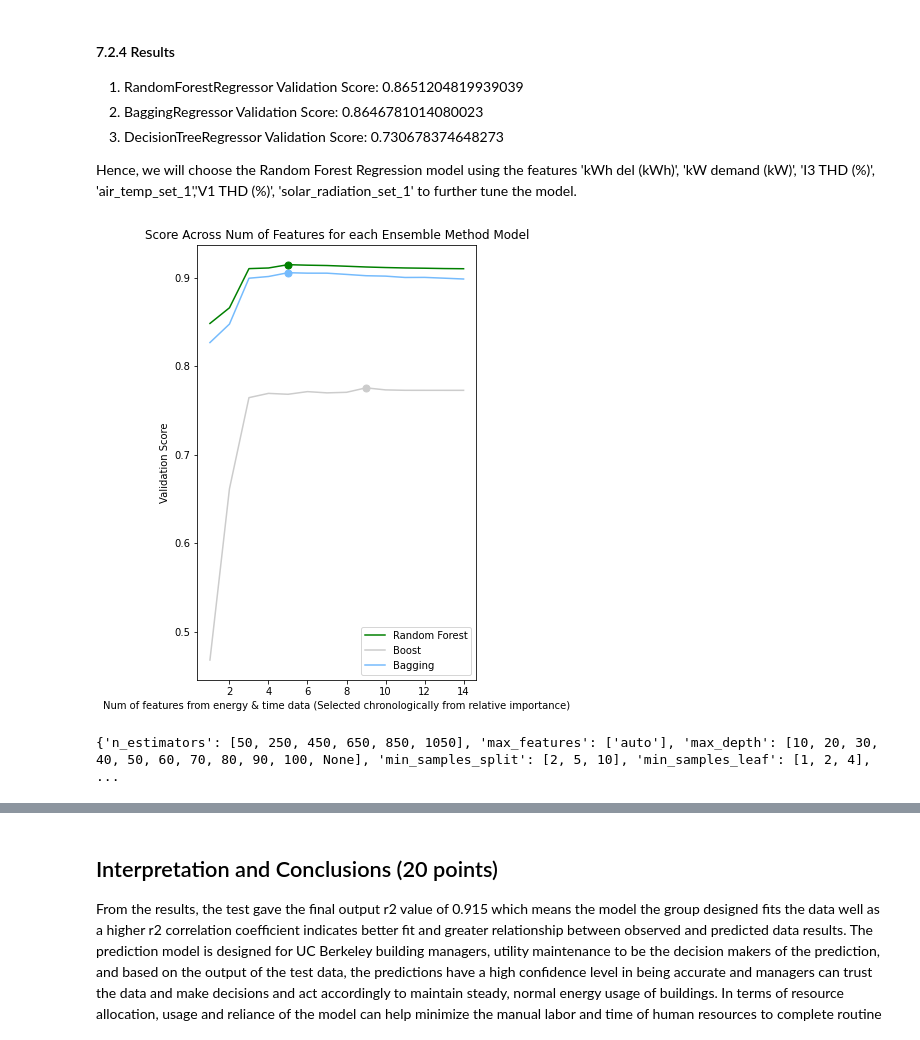
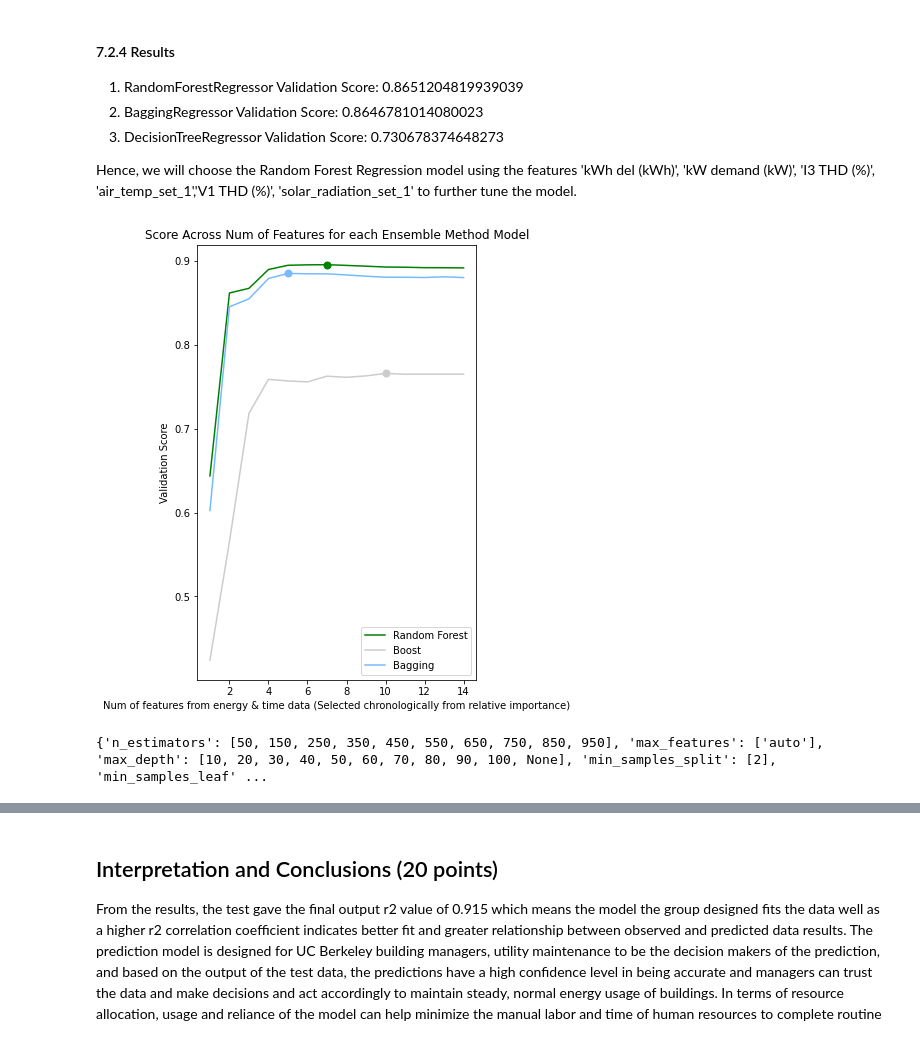
Before and after one commit to rachelngjiemin/131_group2, a Jupyter notebook: grp2_final_proj/FinalProjectTemplate_2022.ipynb, the cells around one changed output, grey strips where cells are left out. Saved outputs shown, nothing was run; the diff lists cells and outputs as text; code cells hidden in the pictures.

```diff
--- a/grp2_final_proj/FinalProjectTemplate_2022.ipynb
+++ b/grp2_final_proj/FinalProjectTemplate_2022.ipynb
@@ -520,15 +520,19 @@ With EDA, we understand the importance of historical energy data. Here, we creat
 # %%
-def get_previous_year_data(t):
+def get_previous_year_data(t, print_statements=False):
     prev_year = int(str(t)[:4]) - 1
     remaining_date = str(t)[4:]
     try:
         date = pd.to_datetime(str(prev_year) + remaining_date)
     except:
+        if print_statements:
+            print("ERROR: Previous date does not exist")
         date = np.NaN # For the exception such as 2/29/20
 
     df_data = df_combined[df_combined['Date_Time'] == date].iloc[:, 7:-4] # Indices for Energy Data
 
     if not df_data.empty: # For the case that there is no data in the previous year at the same time.
+        if print_statements:
+            print("ERROR: Data for previous date does not exist")
         return pd.Series(df_data.values[0])
     else:
         return pd.Series(np.full((1,11), np.nan)[0])
@@ -639,3 +623,5 @@ df_model
+# %%
+df_model = df_model[(df_model['Date_Time'] < '2020-03-01') | (df_model['Date_Time'] > '2021-08-01')]
 # %% [markdown]
 ### 7.2 Feature and Model Selection
 # %% [markdown]
@@ -657,3 +643,19 @@ from sklearn.metrics import accuracy_score
 from sklearn.model_selection import cross_val_score
 
 from sklearn.metrics import confusion_matrix
+# %%
+### Split the data into features and target variable
+df_model = df_model
+
+X = df_model.iloc[:,:-1]
+y = df_model.iloc[:,-1]
+
+X, X_test, y, y_test = train_test_split(X, y, test_size = 0.25, random_state = 2022)
+
+date_time = X.iloc[:, 6]
+X.drop("Date_Time", axis=1, inplace=True)
+
+date_time_test = X_test.iloc[:, 6]
+X_test.drop("Date_Time", axis=1, inplace=True)
+
+X, y
@@ -815,4 +805,4 @@ bag_tree = BaggingRegressor(base_estimator=d_tree,
 X1 = X.iloc[:, 6:]
 
 d_tree.fit(X1, y)
-important_features_d = importance_plot(d_tree, X=X1)
+important_features_bag = importance_plot(d_tree, X=X1)
@@ -850,31 +842,28 @@ Hence, we will choose the Random Forest Regression model using the features 'kWh
 # %%
 def unzip_two(lst):
     unzipped = list(zip(*lst))
     return (np.array(unzipped[0]), np.array(unzipped[1]))
 
 rf_scores_unzip = unzip_two(rf_scores)
-d_scores_unzip = unzip_two(d_scores)
 boost_scores_unzip = unzip_two(boost_scores)
 bag_scores_unzip = unzip_two(bag_scores)
 
 fig = plt.figure(figsize=(5,8))
-x = np.array(unzipped[0])
 plt.plot(rf_scores_unzip[0], rf_scores_unzip[1], c="g", label='Random Forest')
 
-# plt.plot(d_scores_unzip[0], d_scores_unzip[1], c="y", label='Decision Tree')
 plt.plot(boost_scores_unzip[0], boost_scores_unzip[1], c='0.8', label='Boost')
 plt.plot([boost_score[0]], [boost_score[1]], c='0.8', markersize=7, marker='o')
 
 plt.plot(bag_scores_unzip[0], bag_scores_unzip[1], c='xkcd:sky blue', label='Bagging')
 
 plt.plot([bag_score[0]], [bag_score[1]], c='xkcd:sky blue', markersize=7, marker="o")
 plt.plot([rf_score[0]], [rf_score[1]], c='g', markersize=7, marker="o")
 
 
 plt.xlabel("Num of features from energy & time data (Selected chronologically from relative importance)")
 plt.ylabel("Validation Score")
 plt.title("Score Across Num of Features for each Ensemble Method Model")
 plt.legend()
 plt.show()
 # %% [output]
-[figure, old version]
+[figure, new version]
@@ -884,19 +874,21 @@ y_train = y
 # %%
 from sklearn.model_selection import RandomizedSearchCV
+from sklearn.model_selection import GridSearchCV
+
 
 # Number of trees in random forest
-n_estimators = [int(x) for x in range(50,1200,200)]
+n_estimators = [int(x) for x in range(50,1000,100)]
 # Number of features to consider at every split
 max_features = ['auto']
 # Maximum number of levels in tree
 max_depth = [int(x) for x in np.linspace(10, 100, num = 10)]
 max_depth.append(None)
 # Minimum number of samples required to split a node
-min_samples_split = [2, 5, 10]
+min_samples_split = [2]
 # Minimum number of samples required at each leaf node
-min_samples_leaf = [1, 2, 4]
+min_samples_leaf = [1]
 # Method of selecting samples for training each tree
-bootstrap = [True, False]
+bootstrap = [True]
 # Create the random grid
 random_grid = {'n_estimators': n_estimators,
                'max_features': max_features,
@@ -906,7 +898,7 @@ random_grid = {'n_estimators': n_estimators,
                'bootstrap': bootstrap}
 print(random_grid)
 # %% [output]
-{'n_estimators': [50, 250, 450, 650, 850, 1050], 'max_features': ['auto'], 'max_depth': [10, 20, 30, 40, 50, 60, 70, 80, 90, 100, None], 'min_samples_split': [2, 5, 10], 'min_samples_leaf': [1, 2, 4], ...
+{'n_estimators': [50, 150, 250, 350, 450, 550, 650, 750, 850, 950], 'max_features': ['auto'], 'max_depth': [10, 20, 30, 40, 50, 60, 70, 80, 90, 100, None], 'min_samples_split': [2], 'min_samples_leaf' ...
 # %%
 rf_tree = RandomForestRegressor()
 
```
Also changed, not shown: parts of 47 cells of this notebook.
